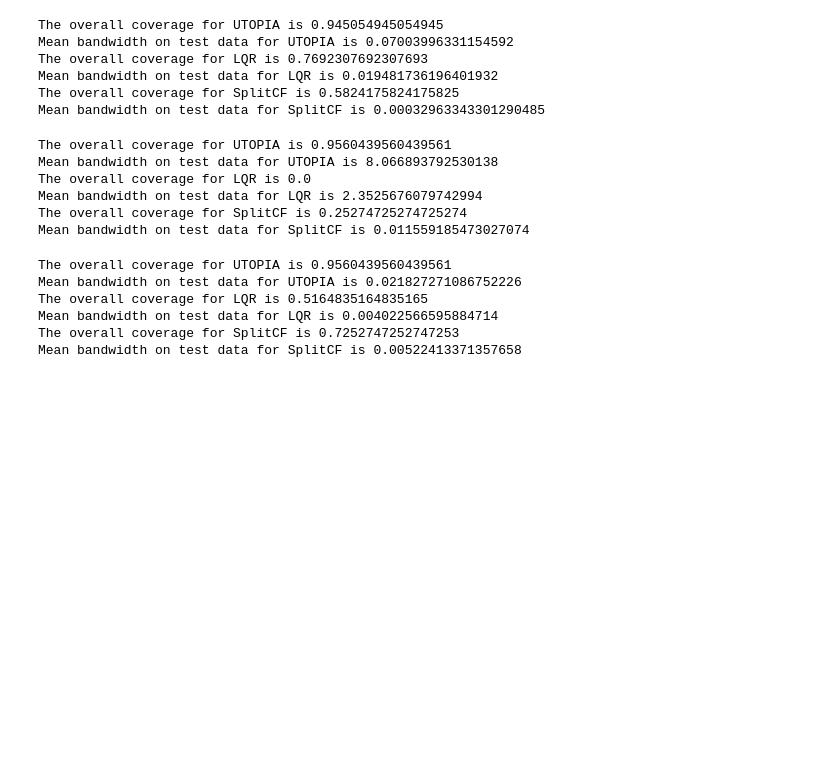
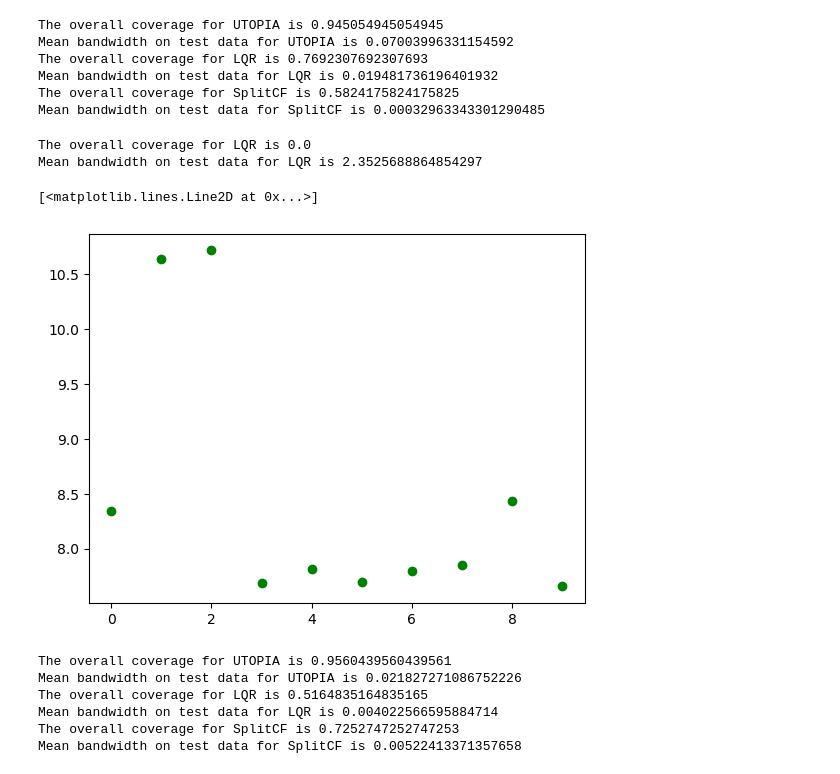
Before and after one commit to JiaweiGe0416/PI, a Jupyter notebook: FRED-MD/JG_FRED_MD_FARMPREDICT_noshuffle.ipynb, the cells around one changed output. Cells and saved outputs as stored; diff of their text form; code cells hidden in the pictures; blank space fills up the shorter version.

```diff
--- a/FRED-MD/JG_FRED_MD_FARMPREDICT_noshuffle.ipynb
+++ b/FRED-MD/JG_FRED_MD_FARMPREDICT_noshuffle.ipynb
@@ -256,16 +256,19 @@ Mean bandwidth on test data for SplitCF is 0.00032963343301290485
 Data, Y_axis = FRED_MD_DATA_PREP('HOUST', ncomps=2, error_comps=3)
 
 
-X_t,Y_t,M_t,V_alpha_t,covarage,bandwidth = UTOPIA_FRED_MD_MULTIVARIATE(Data, shrink = True)
+#X_t,Y_t,M_t,V_alpha_t,covarage,bandwidth = UTOPIA_FRED_MD_MULTIVARIATE(Data, shrink = True)
 X_test,Y_test,M_test,V_test,covarage,bandwidth = LQR_FRED_MD_MULTIVARIATE(Data)
-X_test,Y_test,M_test,V_test,coverage,bandwidth = SplitCF_FRED_MD_MULTIVARIATE(Data)
+#X_test,Y_test,M_test,V_test,coverage,bandwidth = SplitCF_FRED_MD_MULTIVARIATE(Data)
 # %% [output]
-The overall coverage for UTOPIA is 0.9560439560439561
-Mean bandwidth on test data for UTOPIA is 8.066893792530138
 The overall coverage for LQR is 0.0
-Mean bandwidth on test data for LQR is 2.3525676079742994
-The overall coverage for SplitCF is 0.25274725274725274
-Mean bandwidth on test data for SplitCF is 0.011559185473027074
+Mean bandwidth on test data for LQR is 2.3525688864854297
+# %%
+#plt.plot(Y_test[20:30,0], 'o')
+#plt.plot(M_test[20:30,0] + np.sqrt(V_test[20:30,0]), 'o', color = 'red')
+plt.plot(M_test[20:30,0] - np.sqrt(V_test[20:30,0]), 'o', color = 'green')
+# %% [output]
+[<matplotlib.lines.Line2D at 0x...>]
+[figure, added]
 # %%
 
 Data, Y_axis = FRED_MD_DATA_PREP('FEDFUNDS', ncomps=2, error_comps=2)
```
Also changed, not shown: parts of 10 cells of this notebook, 3 other files.
